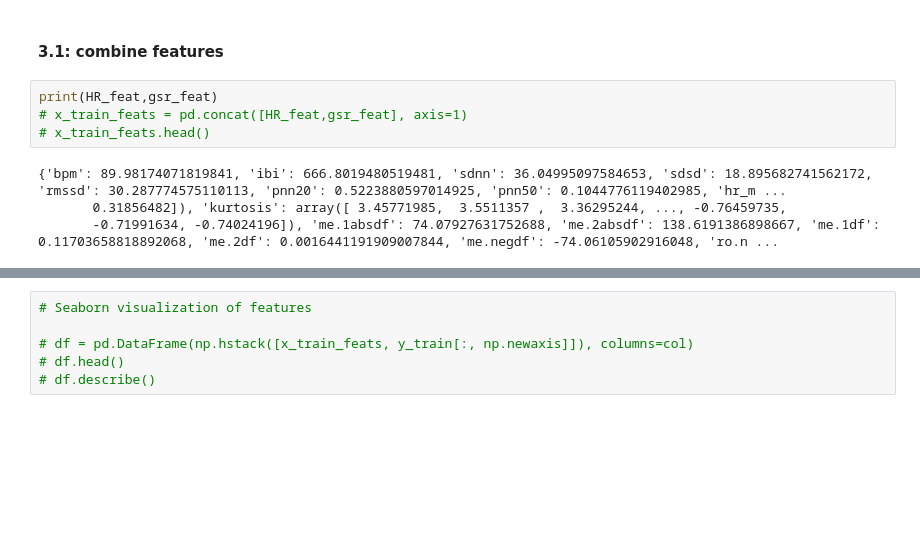
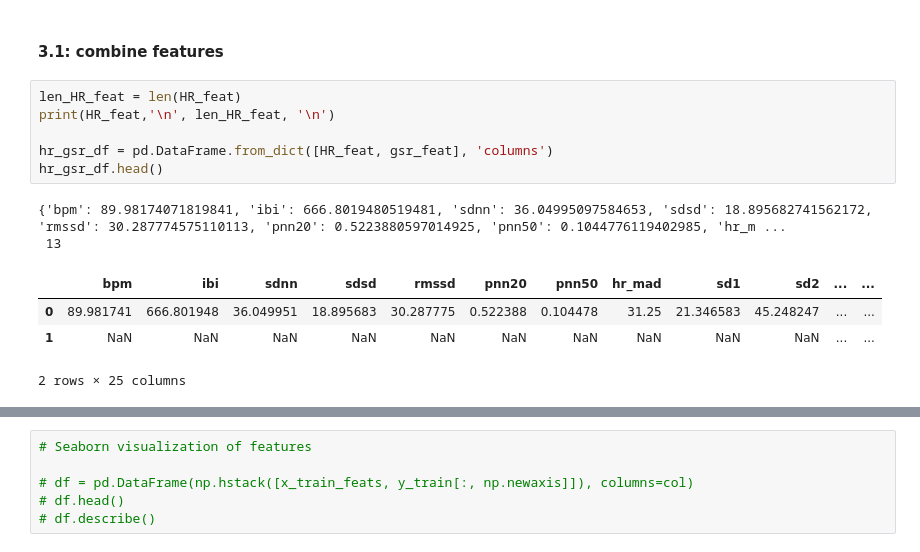
Before and after one commit to Simurgh818/BMED_6517_emotional_state_classifier, a Jupyter notebook: emotional_state_classifier.ipynb, the cells around one changed output, grey strips where cells are left out. Saved outputs shown, nothing was run; the diff lists cells and outputs as text; blank space fills up the shorter version.

```diff
--- a/emotional_state_classifier.ipynb
+++ b/emotional_state_classifier.ipynb
@@ -651,10 +650,15 @@ num.argma:  420089
 # %% [markdown]
 #### 3.1: combine features
 # %%
-print(HR_feat,gsr_feat)
-# x_train_feats = pd.concat([HR_feat,gsr_feat], axis=1)
-# x_train_feats.head()
+len_HR_feat = len(HR_feat)
+print(HR_feat,'\n', len_HR_feat, '\n')
+
+hr_gsr_df = pd.DataFrame.from_dict([HR_feat, gsr_feat], 'columns')
+hr_gsr_df.head()
 # %% [output]
 {'bpm': 89.98174071819841, 'ibi': 666.8019480519481, 'sdnn': 36.04995097584653, 'sdsd': 18.895682741562172, 'rmssd': 30.287774575110113, 'pnn20': 0.5223880597014925, 'pnn50': 0.1044776119402985, 'hr_m ...
-       0.31856482]), 'kurtosis': array([ 3.45771985,  3.5511357 ,  3.36295244, ..., -0.76459735,
-       -0.71991634, -0.74024196]), 'me.1absdf': 74.07927631752688, 'me.2absdf': 138.6191386898667, 'me.1df': 0.11703658818892068, 'me.2df': 0.0016441191909007844, 'me.negdf': -74.06105902916048, 'ro.n ...
+ 13
+|  | bpm | ibi | sdnn | sdsd | rmssd | pnn20 | pnn50 | hr_mad | sd1 | sd2 | ... | ... |
+| 0 | 89.981741 | 666.801948 | 36.049951 | 18.895683 | 30.287775 | 0.522388 | 0.104478 | 31.25 | 21.346583 | 45.248247 | ... | ... |
+| 1 | NaN | NaN | NaN | NaN | NaN | NaN | NaN | NaN | NaN | NaN | ... | ... |
+2 rows × 25 columns
```
Also changed, not shown: parts of 4 cells of this notebook.
